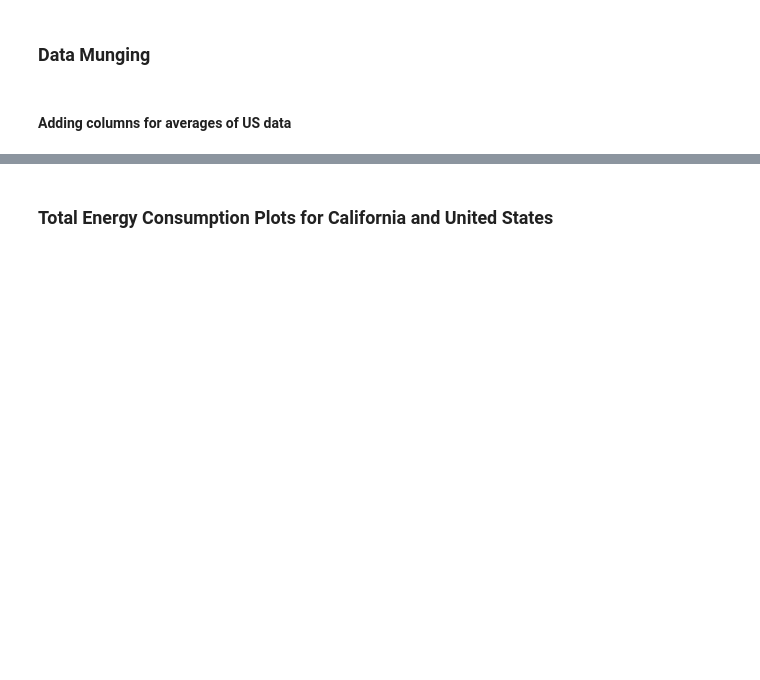
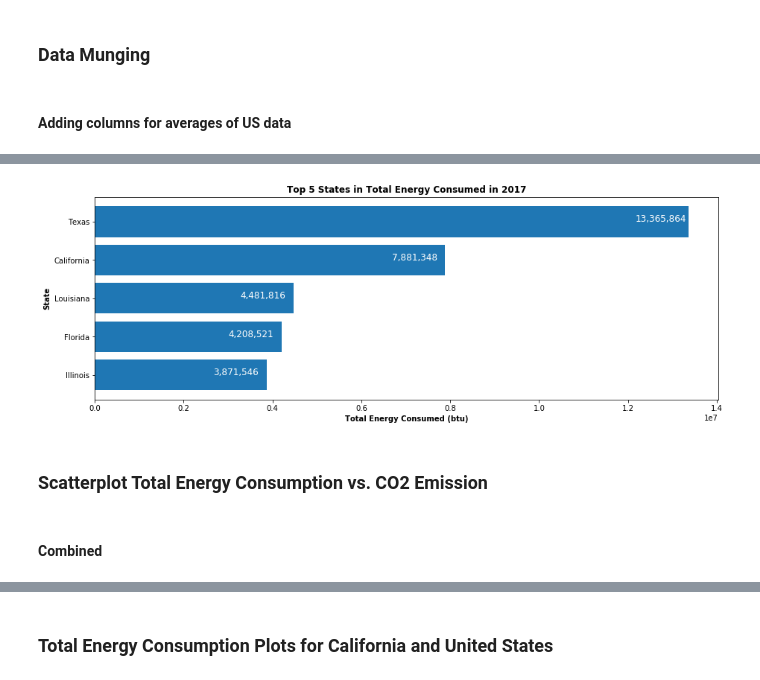
Before and after one commit to david-kishi/US_Energy_Consumption_Analysis, a Jupyter notebook: Analysis/Energy Consumption and CO2 Emission Analysis.ipynb, the cells around one changed output, grey strips where cells are left out. Saved outputs shown, nothing was run; the diff lists cells and outputs as text; code cells hidden in the pictures; blank space fills up the shorter version.

```diff
--- a/Analysis/Energy Consumption and CO2 Emission Analysis.ipynb
+++ b/Analysis/Energy Consumption and CO2 Emission Analysis.ipynb
@@ -57,0 +106,18 @@ CO2_EMISS_US_df['US_NG_CO2_AVG'] = CO2_EMISS_US_df['US Natural Gas CO2 Emissions
+# %%
+total = 0
+list_state = []
+val_state = []
+pct_state = []
+
+for state in states:
+    total += TETCB_STATES_df[state][0]
+
+for state in states:
+    list_state.append(state)
+    val_state.append(TETCB_STATES_df[state][0])
+    pct_state.append(100*TETCB_STATES_df[state][0]/total)
+
+pct_state = pd.DataFrame(data={'State':list_state, 'TETCB (btu)':val_state, 'Percent of US (%)':pct_state})
+pct_state = pct_state.sort_values(by='Percent of US (%)',ascending=False).reset_index()
+pct_state = pct_state.drop(columns='index')
+pct_state.head()
@@ -57,0 +131,15 @@ CO2_EMISS_US_df['US_NG_CO2_AVG'] = CO2_EMISS_US_df['US Natural Gas CO2 Emissions
+# %%
+top_5_state = []
+top_5_TETCB = []
+
+for state in states:
+    top_5_state.append(state)
+    top_5_TETCB.append(TETCB_STATES_df[state][0])
+
+top_5 = pd.DataFrame(data=({'State':top_5_state,'TETCB':top_5_TETCB}))
+top_5 = top_5.sort_values(by='TETCB',ascending=False)
+top_5 = top_5.head()
+
+renamed_states = ['Texas', 'California', 'Louisiana', 'Florida', 'Illinois']
+top_5.State = renamed_states
+top_5
@@ -57,0 +153,18 @@ CO2_EMISS_US_df['US_NG_CO2_AVG'] = CO2_EMISS_US_df['US Natural Gas CO2 Emissions
+# %%
+plt.figure(figsize=(15,5))
+plt.barh(top_5.State, top_5.TETCB)
+plt.gca().invert_yaxis()
+plt.title("Top 5 States in Total Energy Consumed in 2017", weight='bold')
+plt.xlabel("Total Energy Consumed (btu)", weight='bold')
+plt.ylabel("State", weight='bold')
+
+for i, val in zip(range(len(top_5.TETCB)),top_5.TETCB):
+    plt.annotate(f'{val:,}', (val-1200000,i), xycoords='data', color='white', size=12)
+
+plt.show()
+# %% [output]
+[figure, added]
+# %% [markdown]
+### Scatterplot Total Energy Consumption vs. CO2 Emission
+# %% [markdown]
+#### Combined
```
Also changed, not shown: parts of 20 cells of this notebook, 9 other files.
